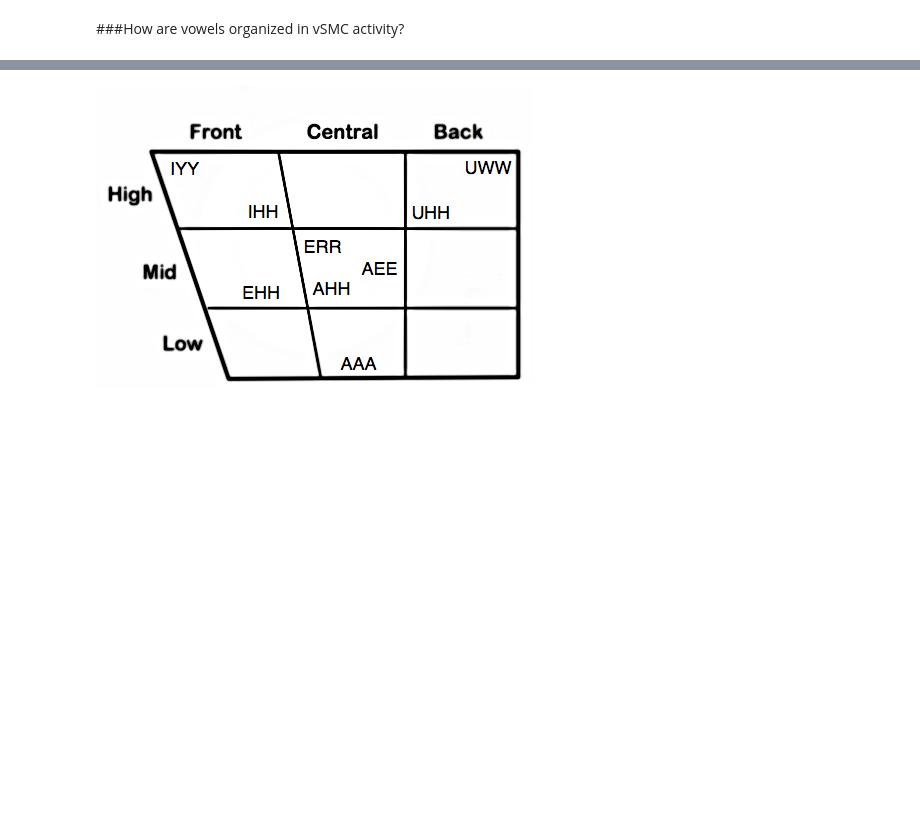
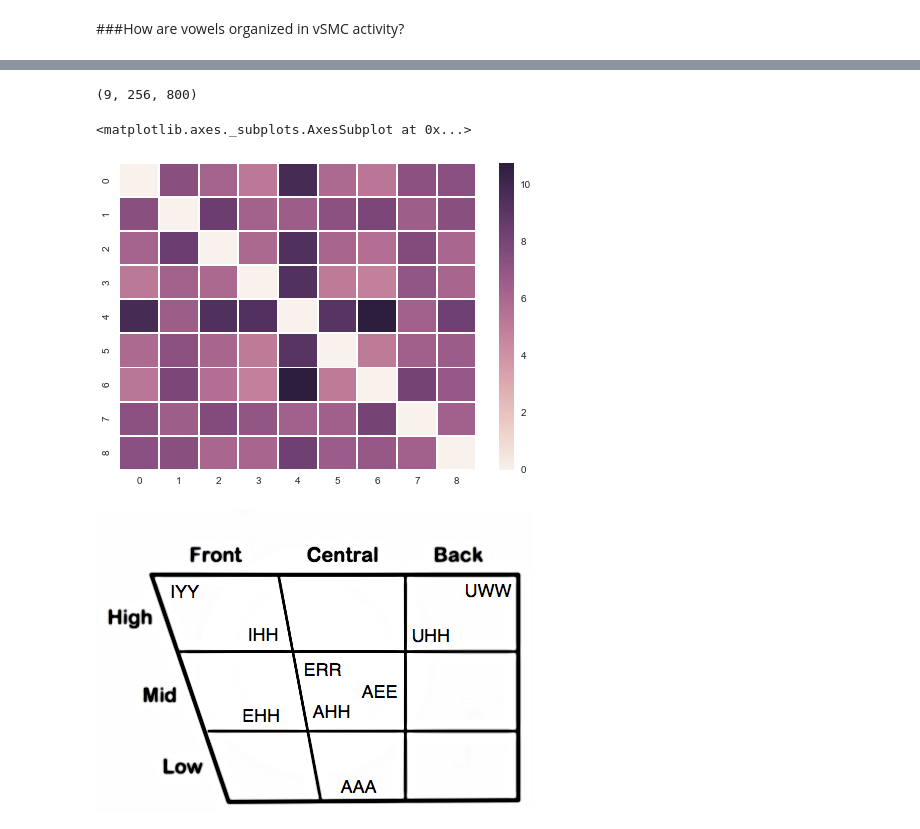
Before and after one commit to dfconant/utilities, a Jupyter notebook: iPyNb/VowelProject_How are vowels organized in vSMC activity?.ipynb, the cells around one changed output, grey strips where cells are left out. Cells and saved outputs as stored; diff of their text form; code cells hidden in the pictures; blank space fills up the shorter version.

```diff
--- a/iPyNb/VowelProject_How are vowels organized in vSMC activity?.ipynb
+++ b/iPyNb/VowelProject_How are vowels organized in vSMC activity?.ipynb
@@ -155,3 +182,12 @@ def euclid_MDS(pth,blocks):
+# %%
+means.shape
+# %% [output]
+(9, 256, 800)
+# %%
+sns.heatmap(e_dist[5,:,:])
+# %% [output]
+<matplotlib.axes._subplots.AxesSubplot at 0x...>
+[figure, added]
 # %%
 Image(filename = '/Users/david_conant/Dropbox/NeuroSpeech/Kinematics/high_front.jpg')
 # %% [output]
```
Also changed, not shown: parts of 4 cells of this notebook, 19 other files.
